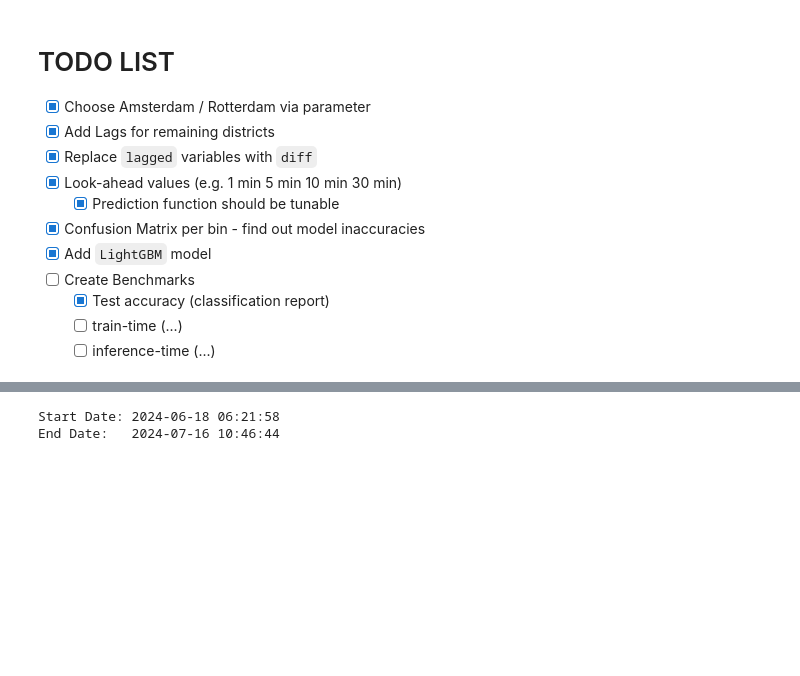
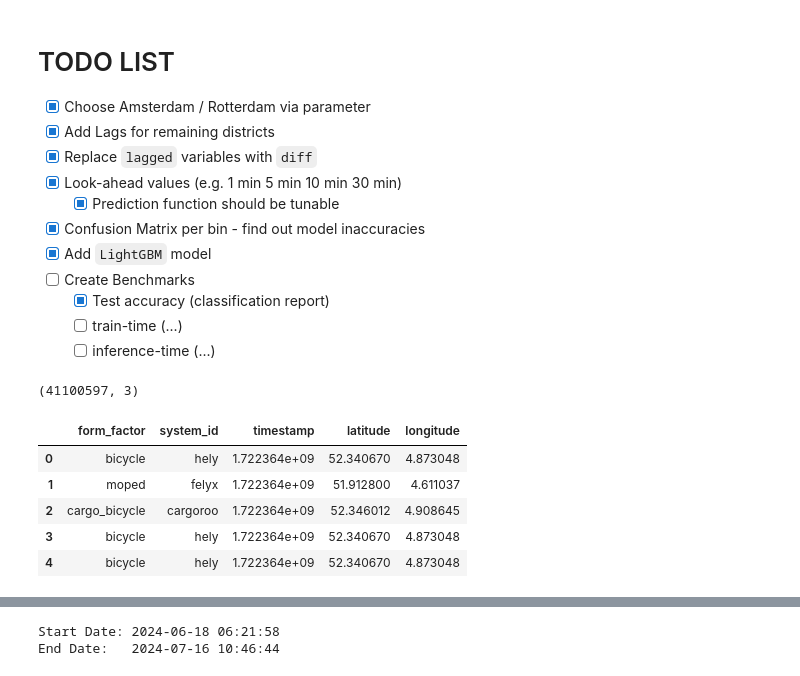
Before and after one commit to tonytziorvas/Lab, a Jupyter notebook: notebooks/1-model_training.ipynb, the cells around one changed output, grey strips where cells are left out. Saved outputs shown, nothing was run; the diff lists cells and outputs as text; code cells hidden in the pictures; blank space fills up the shorter version.

```diff
--- a/notebooks/1-model_training.ipynb
+++ b/notebooks/1-model_training.ipynb
@@ -41,4 +41,10 @@ from sklearn.preprocessing import StandardScaler
 # from skopt import BayesSearchCV
 from xgboost import XGBClassifier
 # %%
-df = pd.read_parquet("../data/final/points_per_district_full.parquet.gzip")
+df = pd.read_parquet("../data/final/points_per_district_full_o.parquet.gzip")
+df.shape
+# %% [output]
+(41100597, 3)
+# %%
+df = pd.read_csv("../src/data/raw/newdata.csv")
+city_boundaries = gpd.read_file(f"../misc/rotterdam_.geojson")
@@ -44,0 +94,18 @@ df = pd.read_parquet("../data/final/points_per_district_full.parquet.gzip")
+# %%
+df = df.drop_duplicates().reset_index(drop=True)
+df = gpd.GeoDataFrame(
+    df,
+    geometry=gpd.points_from_xy(df["longitude"], df["latitude"], crs=4326),
+    crs=4326,
+)
+
+df_left = pd.DataFrame(
+    data=df.sindex.query(city_boundaries.geometry, predicate="intersects").T,
+    columns=["district_id", "point_id"],
+).reset_index(drop=True)
+
+df_right = (
+    df.iloc[df_left["point_id"]]["timestamp"]
+    .reset_index()
+    .rename(columns={"index": "point_id", "timestamp": "timestamp"})
+)
@@ -44,0 +114,9 @@ df = pd.read_parquet("../data/final/points_per_district_full.parquet.gzip")
+# %%
+df.head()
+# %% [output]
+|  | form_factor | system_id | timestamp | latitude | longitude |
+| 0 | bicycle | hely | 1.722364e+09 | 52.340670 | 4.873048 |
+| 1 | moped | felyx | 1.722364e+09 | 51.912800 | 4.611037 |
+| 2 | cargo_bicycle | cargoroo | 1.722364e+09 | 52.346012 | 4.908645 |
+| 3 | bicycle | hely | 1.722364e+09 | 52.340670 | 4.873048 |
+| 4 | bicycle | hely | 1.722364e+09 | 52.340670 | 4.873048 |
```
Also changed, not shown: parts of 6 cells of this notebook, 8 other files.
